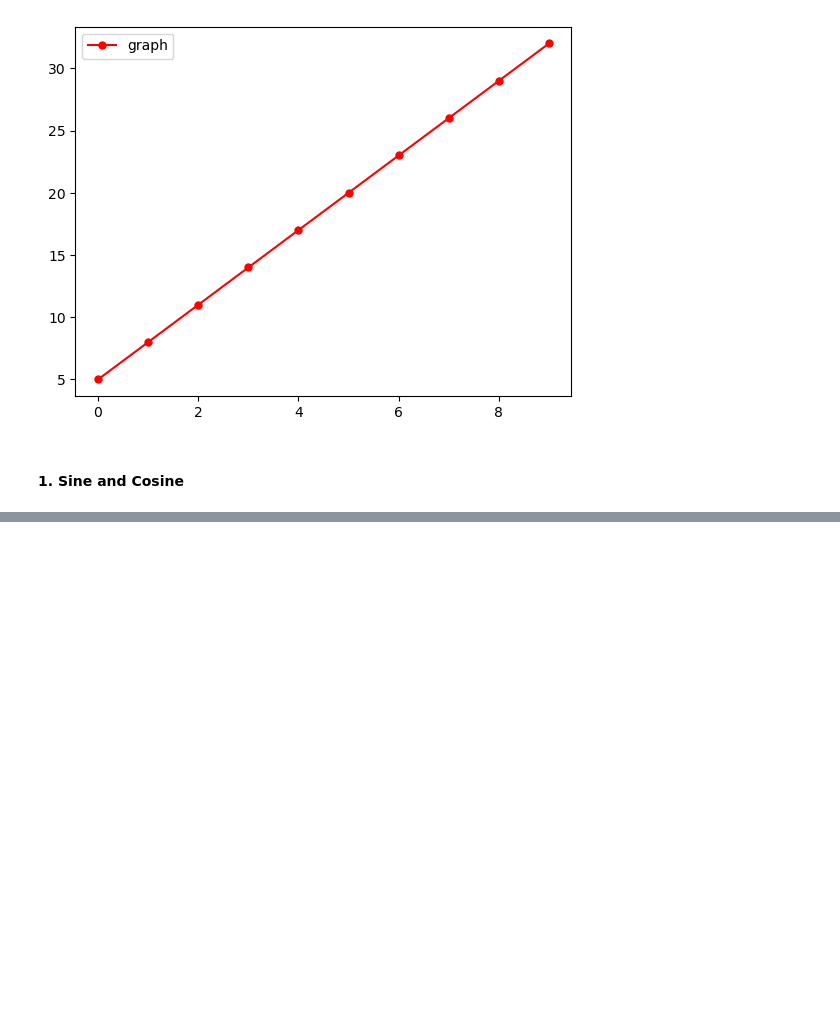
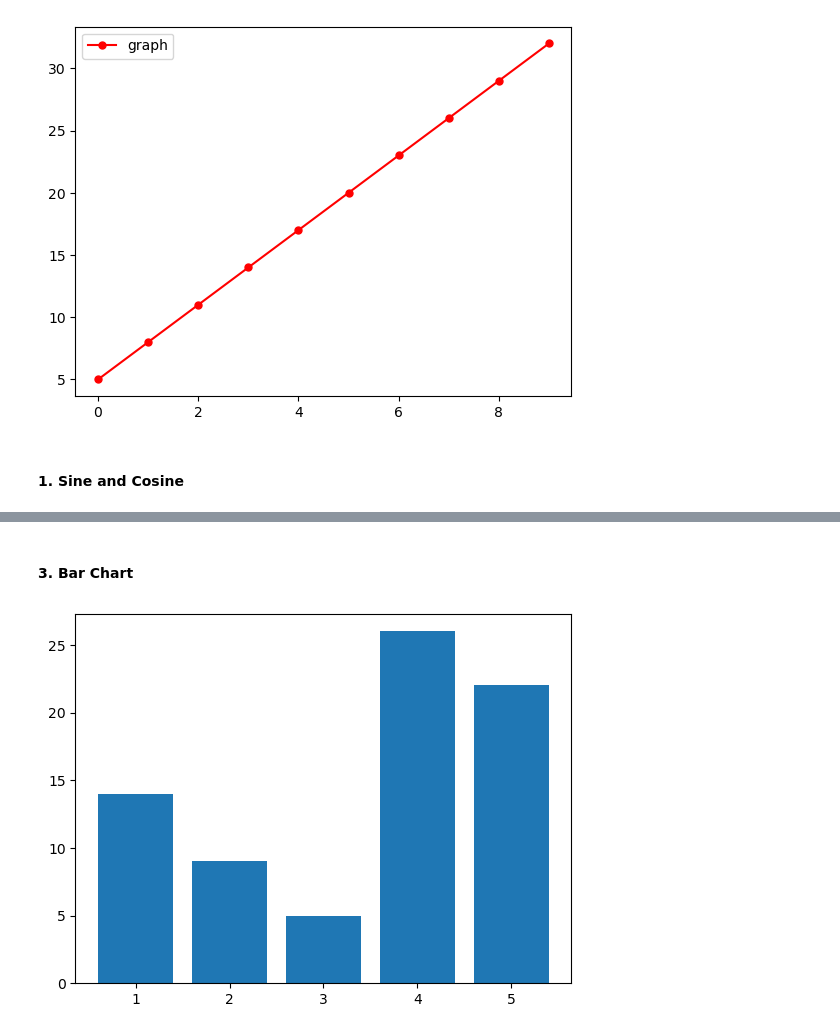
Before and after one commit to akhnasj/S3, a Jupyter notebook: DS/matplotlib.ipynb, the cells around one changed output, grey strips where cells are left out. Drawn from its saved outputs; the diff is of its cells as text; code cells hidden in the pictures; blank space fills up the shorter version.

```diff
--- a/DS/matplotlib.ipynb
+++ b/DS/matplotlib.ipynb
@@ -37,0 +76,10 @@ plt.show()
+# %% [markdown]
+#### 3. Bar Chart
+# %%
+x = np.arange(1, 6)
+y = np.random.randint(1, 50, 5)
+
+plt.bar(x, y, align='center')     # align='edge', center is default
+plt.show()
+# %% [output]
+[figure, added]
```
Also changed, not shown: parts of 16 cells of this notebook, 1 other file.
